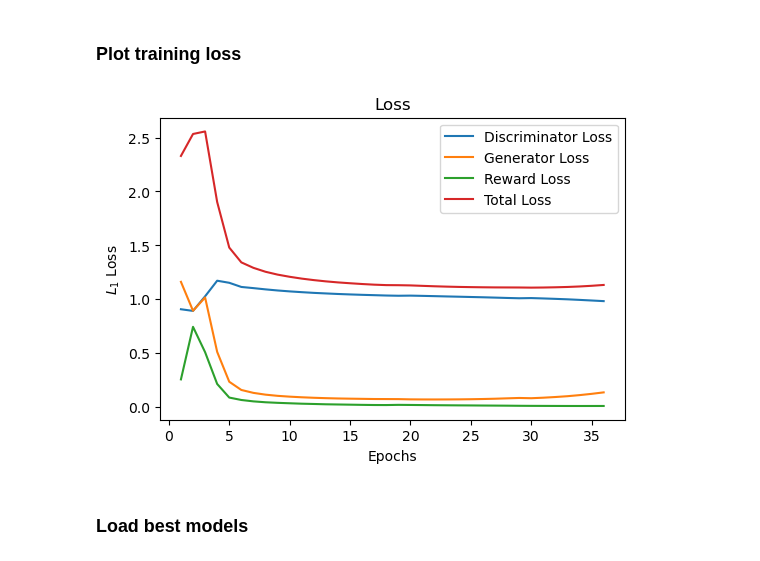
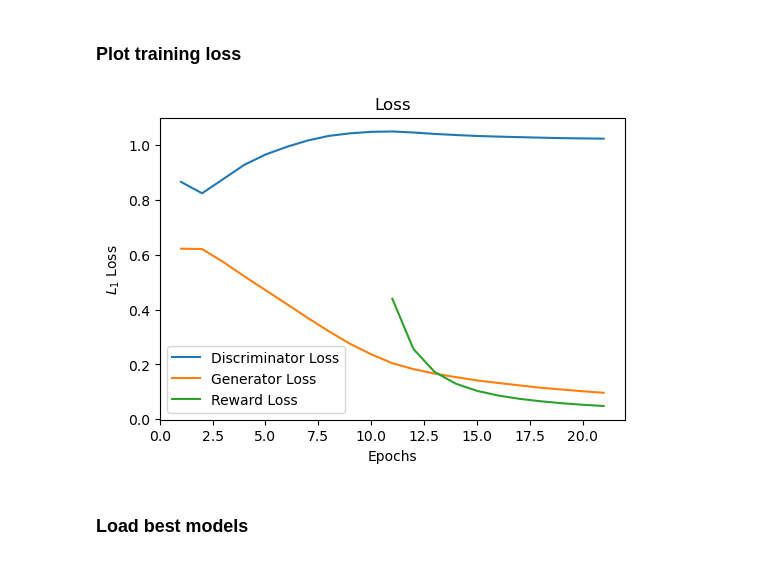
Before and after one commit to rezanmz/MolGenerator, a Jupyter notebook: src/main.ipynb, the cells around one changed output. Saved outputs shown, nothing was run; the diff lists cells and outputs as text; code cells hidden in the pictures.

```diff
--- a/src/main.ipynb
+++ b/src/main.ipynb
@@ -88,7 +88,8 @@ class Generator(nn.Module):
         self.feat = nn.Linear(input_dim, num_nodes * num_features)
 
     def forward(self, x):
-        z, _ = self.flow_model(x)
+        # z, _ = self.flow_model(x)
+        z = x
 
         adj = self.adj(z).view(x.shape[0], self.num_nodes, self.num_nodes, self.num_edge_types + 1)
         adj = torch.nn.functional.gumbel_softmax(adj, hard=True)
@@ -134,9 +135,26 @@ class RewardNetwork(nn.Module):
 # Rewards
 # %%
 def validity_score(predictions):
+    '''
+    Validity is defined as the ratio between the number of valid and all generated molecules.
+    '''
     predictions[predictions > 0.5] = 1
     predictions[predictions <= 0.5] = 0
     return predictions.sum() / predictions.size(0)
+
+def novelty_score(real_samples, generated_samples):
+    '''
+    Novelty measures the ratio between the set of valid samples that are not in the dataset and the total number of valid samples.
+    '''
+    pass
+
+def uniqueness_score(discriminator_output, generated_adj):
+    '''
+    Uniqueness is defined as the ratio between the number of unique samples and valid samples and it measures the degree of variety during sampling.
+    '''
+    valid_samples = torch.where(out.view(-1) > 0.5)[0]
+    unique_samples = generated_adj[valid_samples].unique(dim=0)
+    return torch.tensor(unique_samples.size(0) / len(valid_samples)).float()
 # %% [markdown]
 # Train
 # %% [markdown]
@@ -216,7 +234,6 @@ reward_network = RewardNetwork(NUM_FEATURES, NUM_EDGE_TYPES).to(device)
 # %%
-adj, feat = generator(prior.sample((10,)).to(device))
-print('Discriminator:')
-print(discriminator(adj, feat))
-print('Reward:')
-print(reward_network(adj, feat))
+adj, feat = generator(prior.sample((1000,)).to(device))
+out = discriminator(adj, feat)
+print('Validity Score:', validity_score(out).item())
+print('Uniqueness Score:', uniqueness_score(out, adj).item())
 # %% [output]
@@ -393,22 +396,17 @@ Epoch 35 - Generator loss: 0.124        Discriminator loss: 0.989       Reward l
 # %% [markdown]
 ### Plot training loss
-# %%
-discriminator_losses = [float(loss.cpu().detach().numpy()) for loss in discriminator_losses]
-generator_losses = [float(loss.cpu().detach().numpy()) for loss in generator_losses]
-reward_losses = [float(loss.cpu().detach().numpy()) for loss in reward_losses]
 # %%
 plt.plot(range(1, len(discriminator_losses) + 1), discriminator_losses, label='Discriminator Loss')
 plt.plot(range(1, len(generator_losses) + 1), generator_losses, label='Generator Loss')
-plt.plot(range(1, len(reward_losses) + 1), reward_losses, label='Reward Loss')
-plt.plot(range(1, len(total_losses) + 1), total_losses, label='Total Loss')
+plt.plot(range(REWARD_TRAINING_START_AFTER + 1, REWARD_TRAINING_START_AFTER + len(reward_losses) + 1), reward_losses, label='Reward Loss')
 plt.xlabel('Epochs')
 plt.ylabel(r'$L_1$ Loss')
 plt.title('Loss')
 plt.legend()
 plt.gcf().set_dpi(100)
 plt.show()
 # %% [output]
-[figure, old version]
+[figure, new version]
 # %% [markdown]
 ### Load best models
 # %%
```
Also changed, not shown: parts of 5 cells of this notebook.
